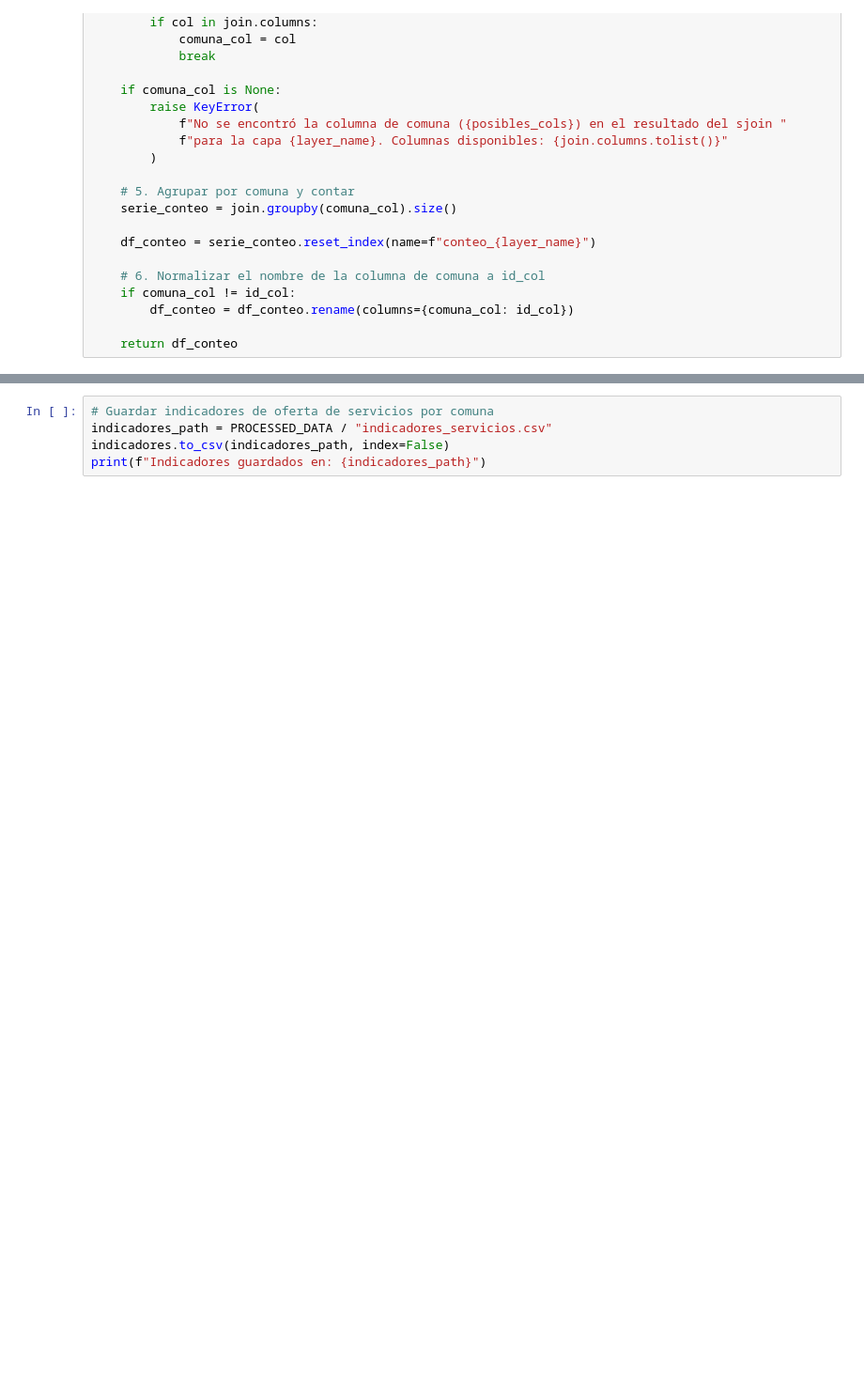
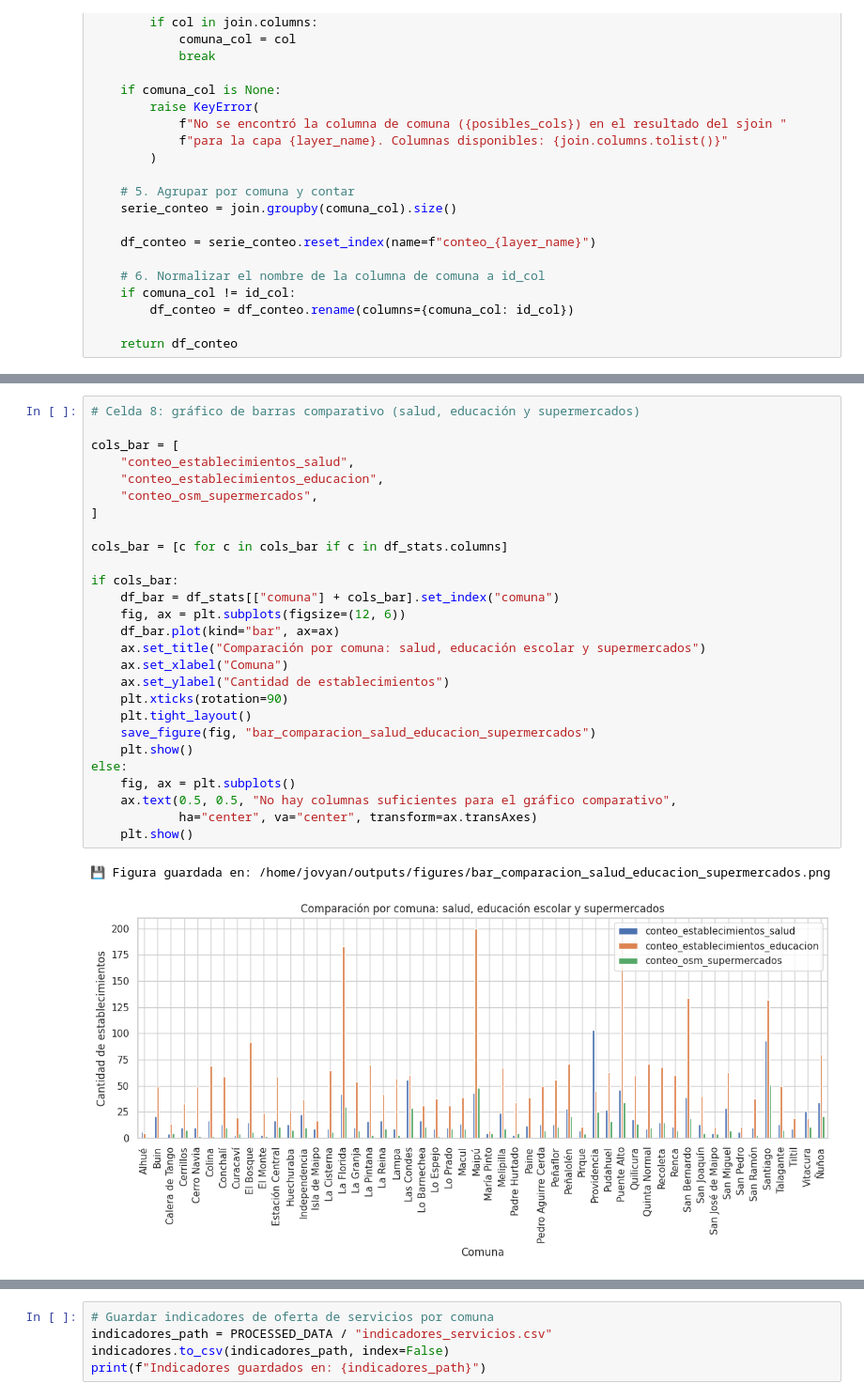
Before and after one commit to diegovaldes23/geoinformatica-proyecto, a Jupyter notebook: proyecto/notebooks/02_exploratory_analysis.ipynb, the cells around one changed output, grey strips where cells are left out. Shown at 94% size. Drawn from its saved outputs; the diff is of its cells as text; blank space fills up the shorter version.

```diff
--- a/proyecto/notebooks/02_exploratory_analysis.ipynb
+++ b/proyecto/notebooks/02_exploratory_analysis.ipynb
@@ -228,0 +250,30 @@ Comunas con menor tasa de supermercados por 10.000 habitantes:
+# %%
+# Celda 8: gráfico de barras comparativo (salud, educación y supermercados)
+
+cols_bar = [
+    "conteo_establecimientos_salud",
+    "conteo_establecimientos_educacion",
+    "conteo_osm_supermercados",
+]
+
+cols_bar = [c for c in cols_bar if c in df_stats.columns]
+
+if cols_bar:
+    df_bar = df_stats[["comuna"] + cols_bar].set_index("comuna")
+    fig, ax = plt.subplots(figsize=(12, 6))
+    df_bar.plot(kind="bar", ax=ax)
+    ax.set_title("Comparación por comuna: salud, educación escolar y supermercados")
+    ax.set_xlabel("Comuna")
+    ax.set_ylabel("Cantidad de establecimientos")
+    plt.xticks(rotation=90)
+    plt.tight_layout()
+    save_figure(fig, "bar_comparacion_salud_educacion_supermercados")
+    plt.show()
+else:
+    fig, ax = plt.subplots()
+    ax.text(0.5, 0.5, "No hay columnas suficientes para el gráfico comparativo",
+            ha="center", va="center", transform=ax.transAxes)
+    plt.show()
+# %% [output]
+💾 Figura guardada en: /home/jovyan/outputs/figures/bar_comparacion_salud_educacion_supermercados.png
+[figure, added]
```
Also changed, not shown: parts of 12 cells of this notebook.
